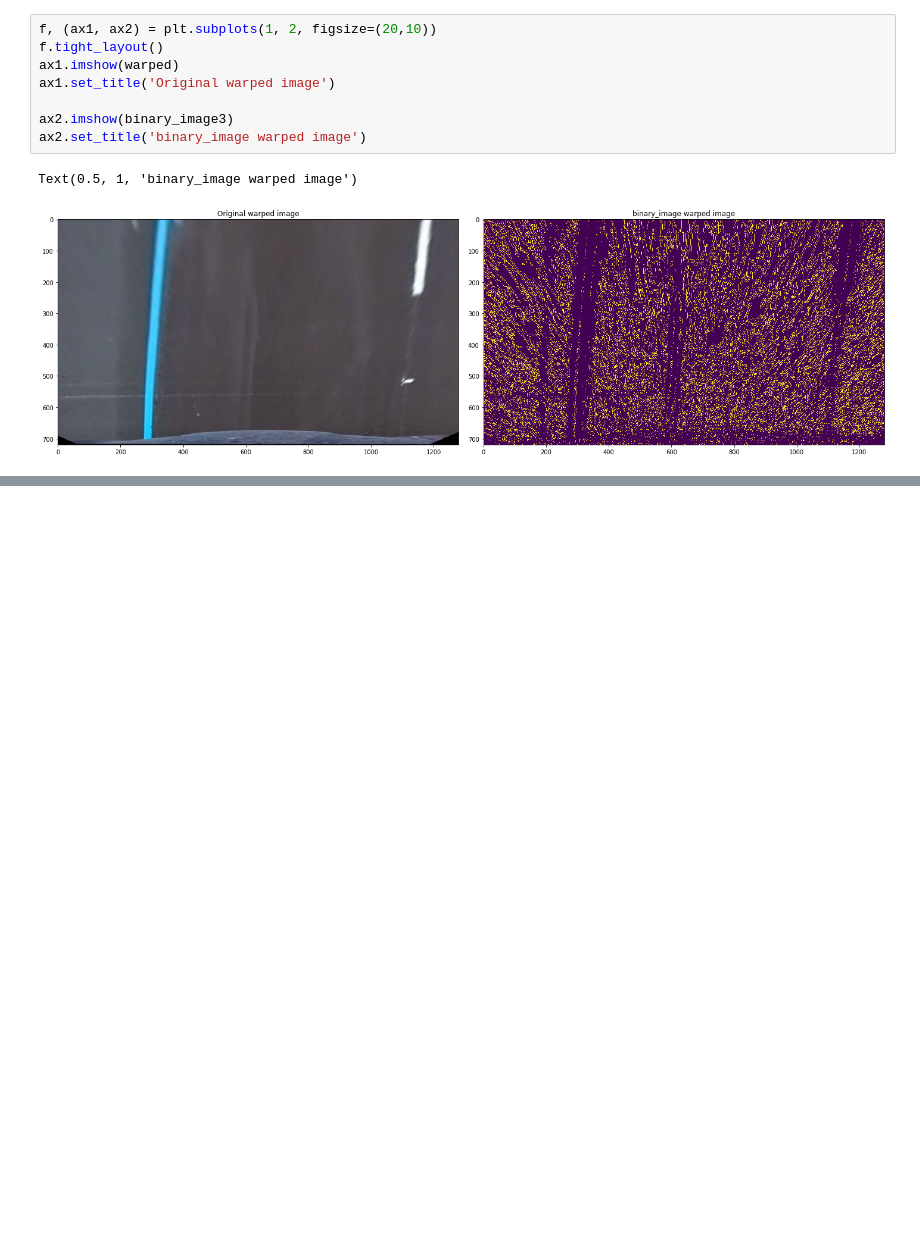
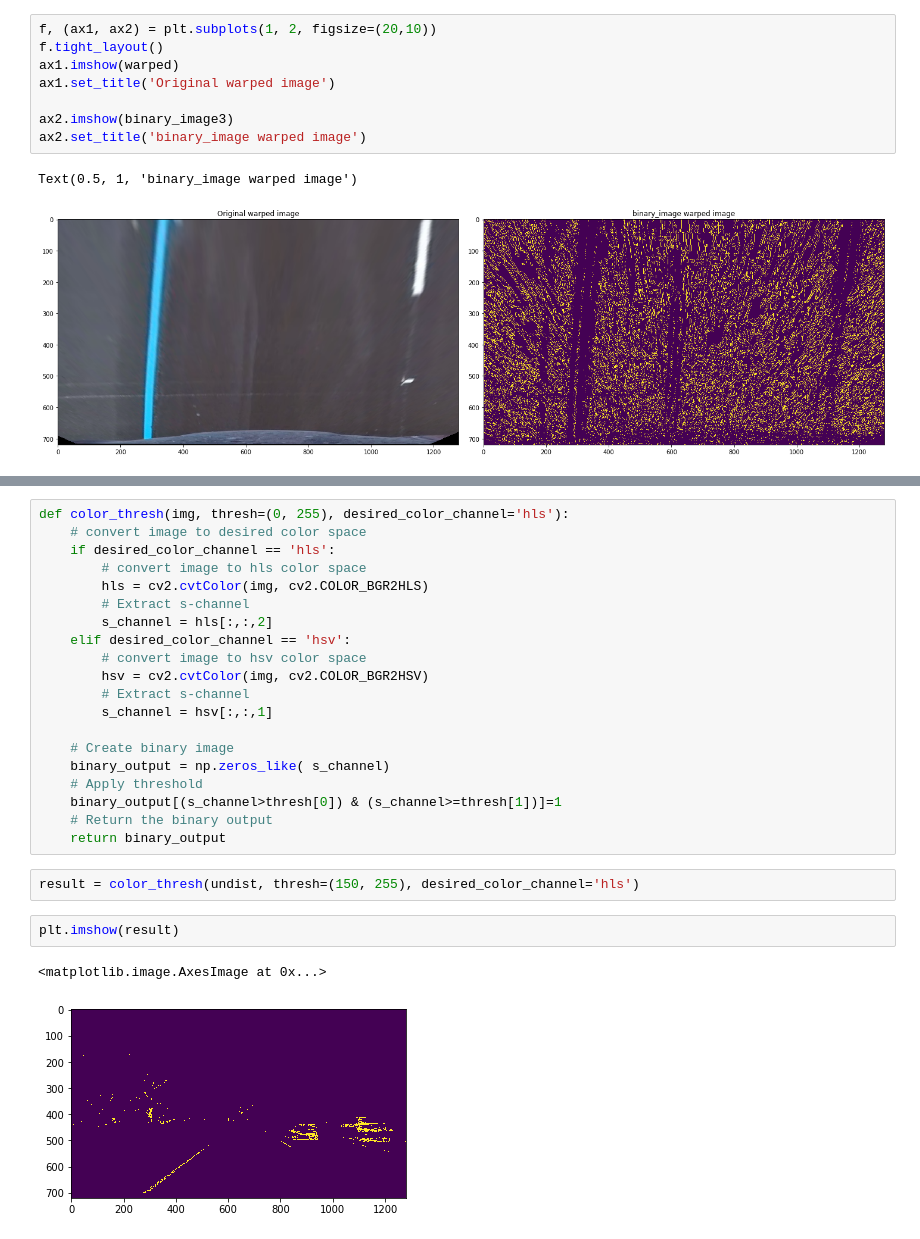
Before and after one commit to salabson/CarND-Advance-Lane-Line, a Jupyter notebook: P2.ipynb, the cells around one changed output, grey strips where cells are left out. Drawn from its saved outputs; the diff is of its cells as text; blank space fills up the shorter version.

```diff
--- a/P2.ipynb
+++ b/P2.ipynb
@@ -212,0 +213,27 @@ plt.imshow(combined)
+# %%
+def color_thresh(img, thresh=(0, 255), desired_color_channel='hls'):
+    # convert image to desired color space
+    if desired_color_channel == 'hls':
+        # convert image to hls color space
+        hls = cv2.cvtColor(img, cv2.COLOR_BGR2HLS)
+        # Extract s-channel
+        s_channel = hls[:,:,2]
+    elif desired_color_channel == 'hsv':
+        # convert image to hsv color space
+        hsv = cv2.cvtColor(img, cv2.COLOR_BGR2HSV)
+        # Extract s-channel
+        s_channel = hsv[:,:,1]
+
+    # Create binary image
+    binary_output = np.zeros_like( s_channel)
+    # Apply threshold
+    binary_output[(s_channel>thresh[0]) & (s_channel>=thresh[1])]=1
+    # Return the binary output
+    return binary_output
+# %%
+result = color_thresh(undist, thresh=(150, 255), desired_color_channel='hls')
+# %%
+plt.imshow(result)
+# %% [output]
+<matplotlib.image.AxesImage at 0x...>
+[figure, added]
```
Also changed, not shown: parts of 1 cell of this notebook.
